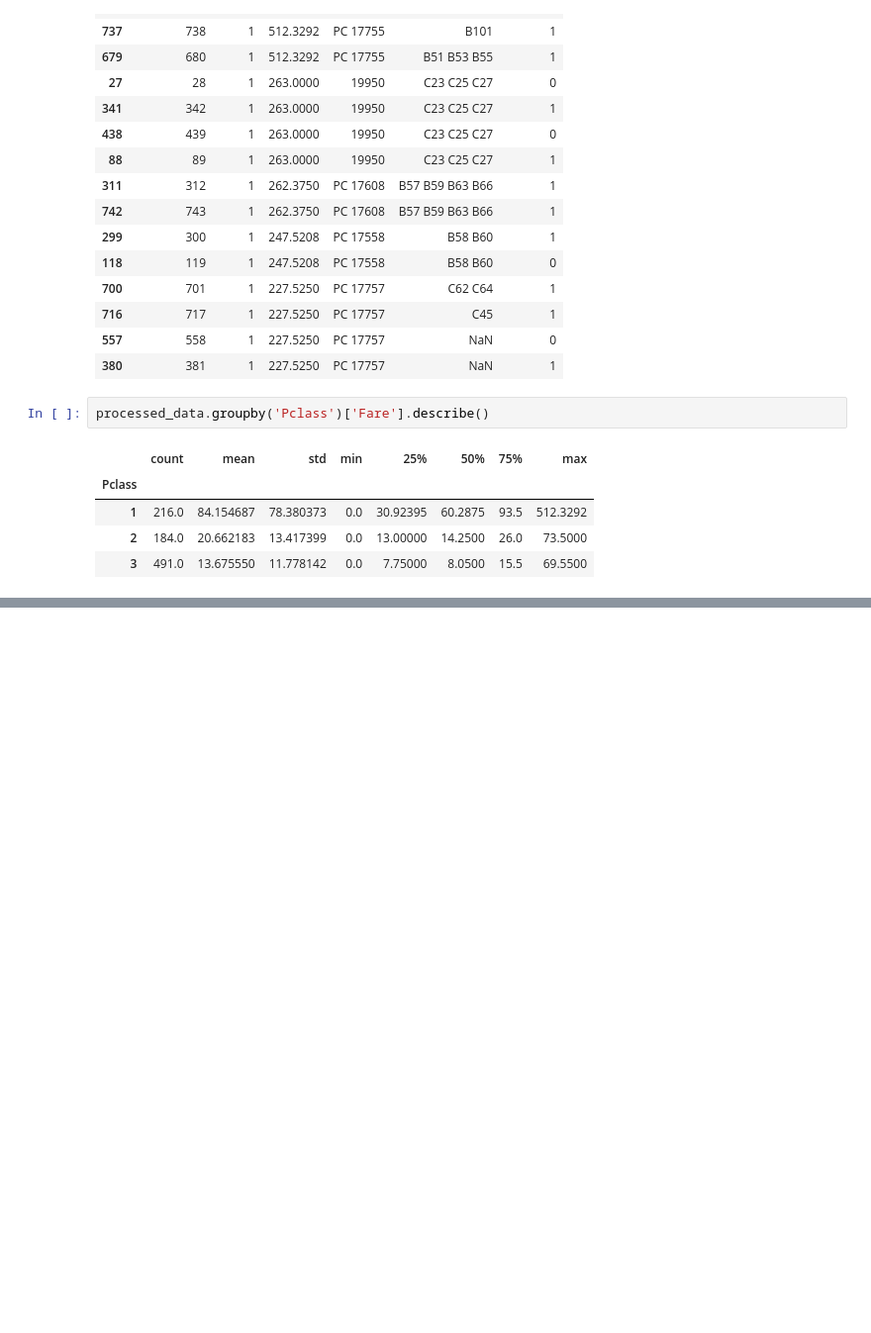
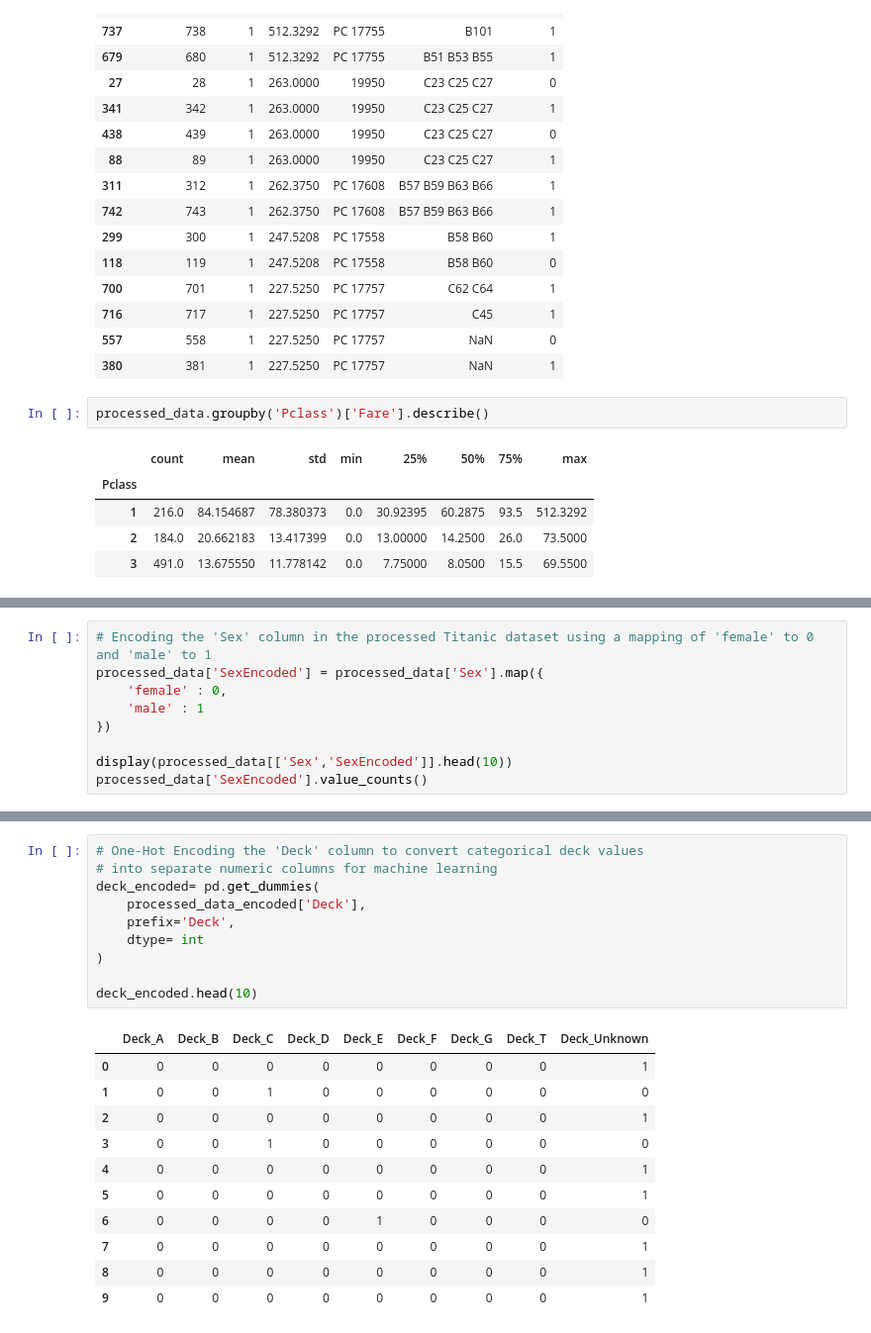
Before and after one commit to almamun252/ml-dl-learning, a Jupyter notebook: machine_learning/data_processing.ipynb, the cells around one changed output, grey strips where cells are left out. Shown at 99% size. Drawn from its saved outputs; the diff is of its cells as text; blank space fills up the shorter version.

```diff
--- a/machine_learning/data_processing.ipynb
+++ b/machine_learning/data_processing.ipynb
@@ -579,0 +653,9 @@ processed_data.groupby('Pclass')['Fare'].describe()
+# %%
+# Encoding the 'Sex' column in the processed Titanic dataset using a mapping of 'female' to 0 and 'male' to 1
+processed_data['SexEncoded'] = processed_data['Sex'].map({
+    'female' : 0,
+    'male' : 1
+})
+
+display(processed_data[['Sex','SexEncoded']].head(10))
+processed_data['SexEncoded'].value_counts()
@@ -579,0 +727,22 @@ processed_data.groupby('Pclass')['Fare'].describe()
+# %%
+# One-Hot Encoding the 'Deck' column to convert categorical deck values
+# into separate numeric columns for machine learning
+deck_encoded= pd.get_dummies(
+    processed_data_encoded['Deck'],
+    prefix='Deck',
+    dtype= int
+)
+
+deck_encoded.head(10)
+# %% [output]
+|  | Deck_A | Deck_B | Deck_C | Deck_D | Deck_E | Deck_F | Deck_G | Deck_T | Deck_Unknown |
+| 0 | 0 | 0 | 0 | 0 | 0 | 0 | 0 | 0 | 1 |
+| 1 | 0 | 0 | 1 | 0 | 0 | 0 | 0 | 0 | 0 |
+| 2 | 0 | 0 | 0 | 0 | 0 | 0 | 0 | 0 | 1 |
+| 3 | 0 | 0 | 1 | 0 | 0 | 0 | 0 | 0 | 0 |
+| 4 | 0 | 0 | 0 | 0 | 0 | 0 | 0 | 0 | 1 |
+| 5 | 0 | 0 | 0 | 0 | 0 | 0 | 0 | 0 | 1 |
+| 6 | 0 | 0 | 0 | 0 | 1 | 0 | 0 | 0 | 0 |
+| 7 | 0 | 0 | 0 | 0 | 0 | 0 | 0 | 0 | 1 |
+| 8 | 0 | 0 | 0 | 0 | 0 | 0 | 0 | 0 | 1 |
+| 9 | 0 | 0 | 0 | 0 | 0 | 0 | 0 | 0 | 1 |
```
Also changed, not shown: parts of 39 cells of this notebook.
